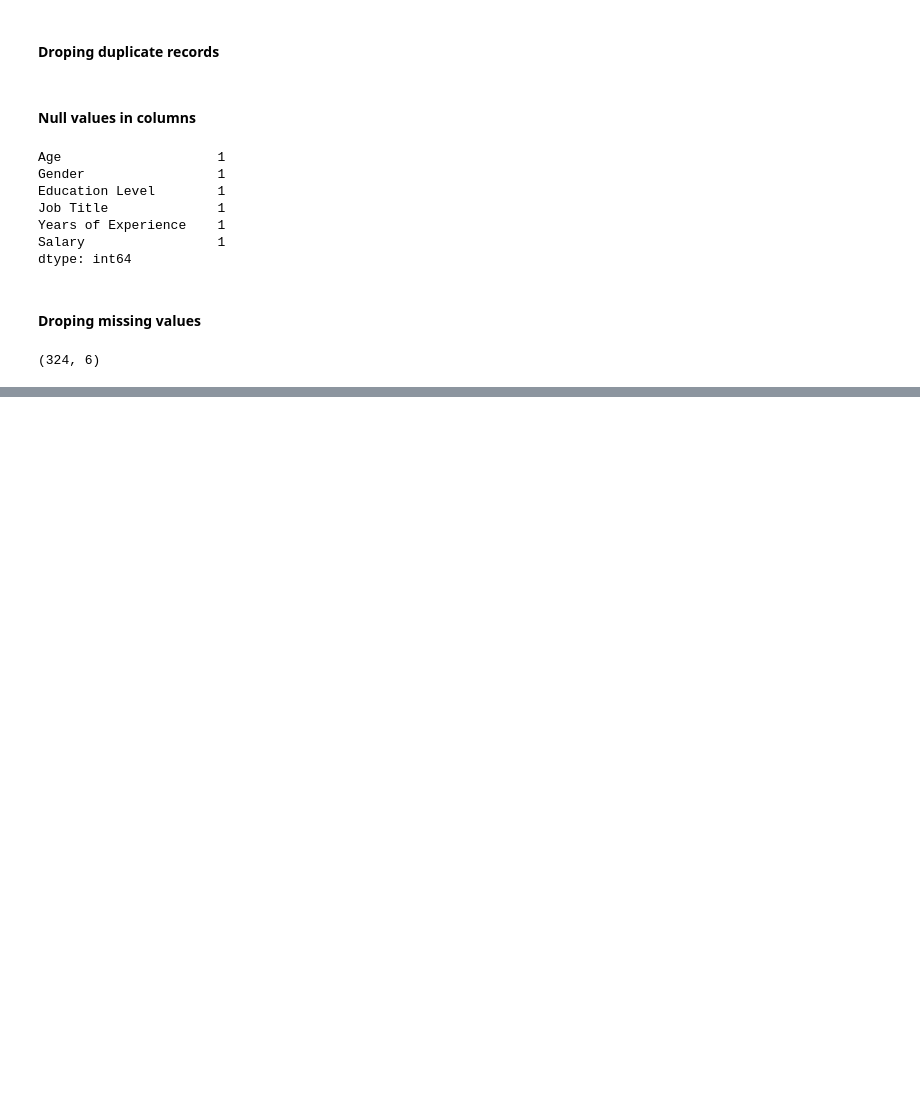
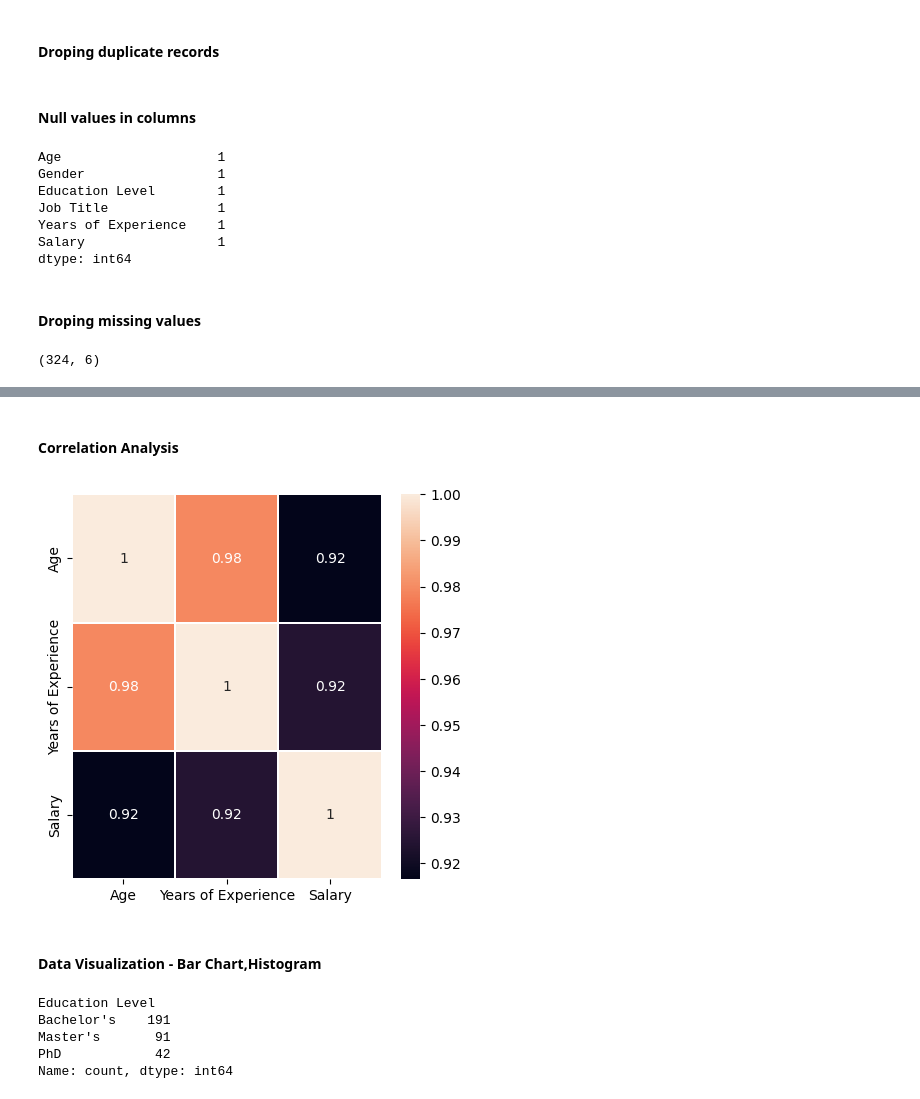
Before and after one commit to vinaygupta88/Empl-Salary-Predection, a Jupyter notebook: Training Files/Emp-Salary-Prediction.ipynb, the cells around one changed output, grey strips where cells are left out. Cells and saved outputs as stored; diff of their text form; code cells hidden in the pictures; blank space fills up the shorter version.

Commit message:
Data Exploration and Visualization

```diff
--- a/Training Files/Emp-Salary-Prediction.ipynb
+++ b/Training Files/Emp-Salary-Prediction.ipynb
@@ -108,0 +125,20 @@ df.shape
+# %% [markdown]
+#### Correlation Analysis
+# %%
+numeric_data = df.select_dtypes(include='number')
+corrMatrix = numeric_data.corr()
+fig, ax = plt.subplots(figsize=(5, 5))
+sns.heatmap(corrMatrix, annot=True, linewidths=0.1, ax=ax)
+plt.show()
+# %% [output]
+[figure, added]
+# %% [markdown]
+####  Data Visualization - Bar Chart,Histogram
+# %%
+df['Education Level'].value_counts()
+# %% [output]
+Education Level
+Bachelor's    191
+Master's       91
+PhD            42
+Name: count, dtype: int64
```
Also changed, not shown: parts of 9 cells of this notebook.
